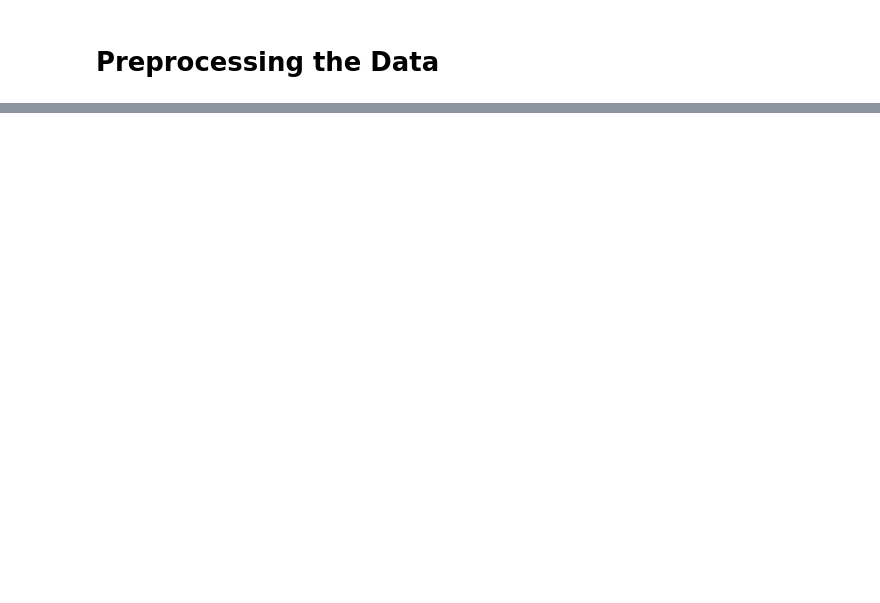
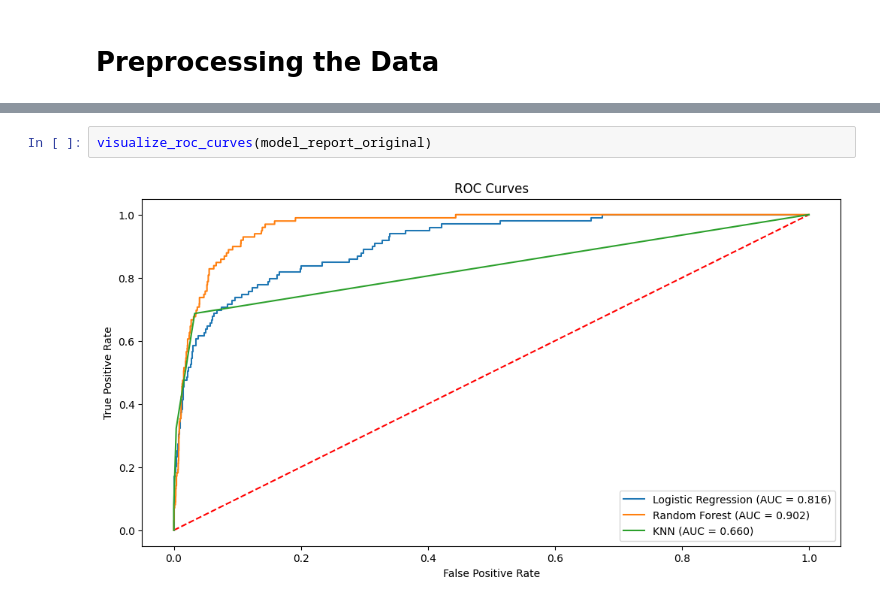
Before and after one commit to vitorccmanso/Predictive-Maintenance, a Jupyter notebook: Notebooks/Model Training.ipynb, the cells around one changed output, grey strips where cells are left out. Drawn from its saved outputs; the diff is of its cells as text; blank space fills up the shorter version.

```diff
--- a/Notebooks/Model Training.ipynb
+++ b/Notebooks/Model Training.ipynb
@@ -42,0 +45,4 @@ AttributeError: 'DAGsHubLogger' object has no attribute 'log_model'
+# %%
+visualize_roc_curves(model_report_original)
+# %% [output]
+[figure, added]
```
Also changed, not shown: parts of 14 cells of this notebook, 3 other files.
